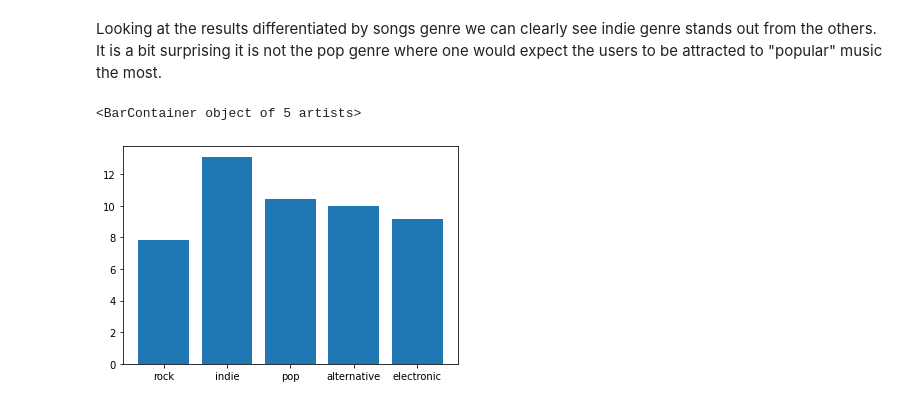
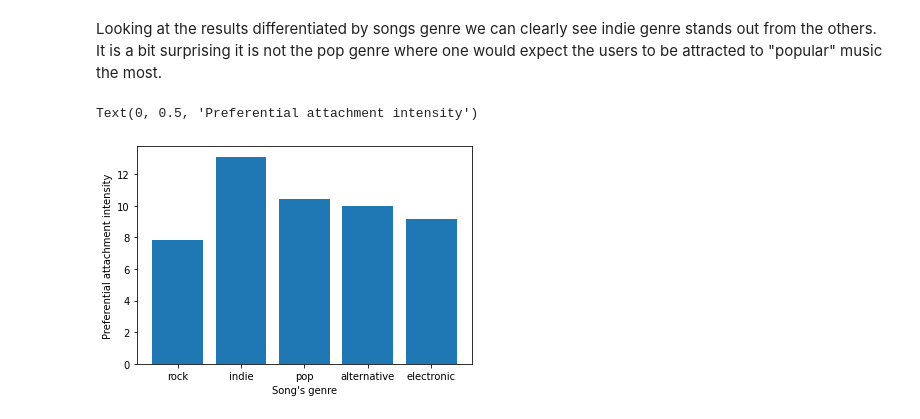
Before and after one commit to maref1/interdisciplinary_project_last_fm, a Jupyter notebook: preferential_attachment_analysis.ipynb, the cells around one changed output. Cells and saved outputs as stored; diff of their text form; code cells hidden in the pictures.

```diff
--- a/preferential_attachment_analysis.ipynb
+++ b/preferential_attachment_analysis.ipynb
@@ -197,6 +272,8 @@ for tag in listeningsWithTags['tag'].unique():
 Looking at the results differentiated by songs genre we can clearly see indie genre stands out from the others. It is a bit surprising it is not the pop genre where one would expect the users to be attracted to "popular" music the most.
 # %%
 plt.bar(x=listeningsWithTags['tag'].unique(), height=intensities)
+plt.xlabel('Song\'s genre')
+plt.ylabel('Preferential attachment intensity')
 # %% [output]
-<BarContainer object of 5 artists>
+Text(0, 0.5, 'Preferential attachment intensity')
-[figure, old version]
+[figure, new version]
```
Also changed, not shown: parts of 9 cells of this notebook.
